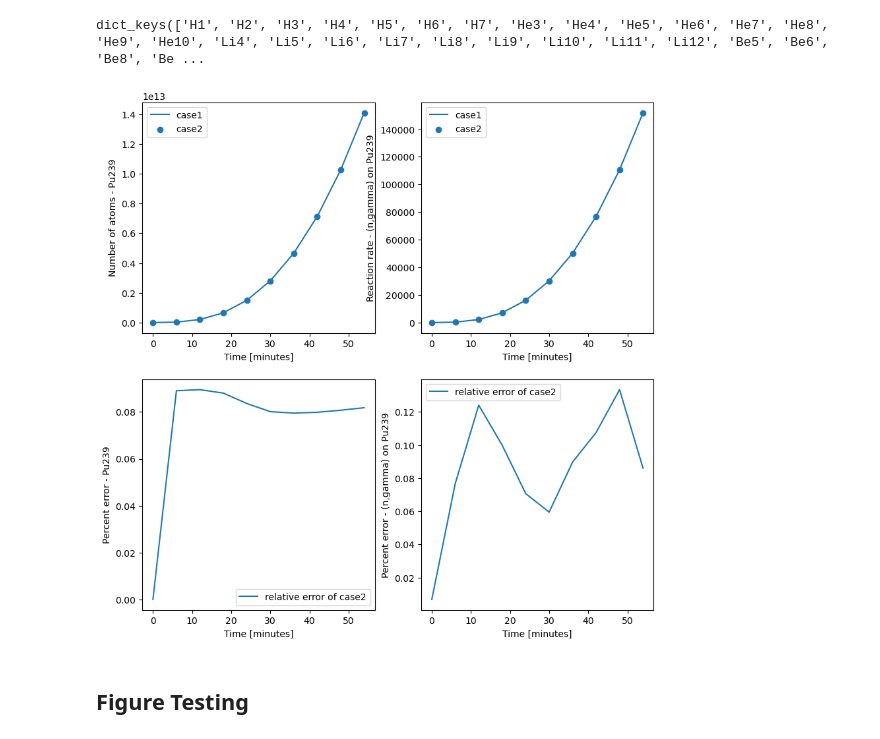
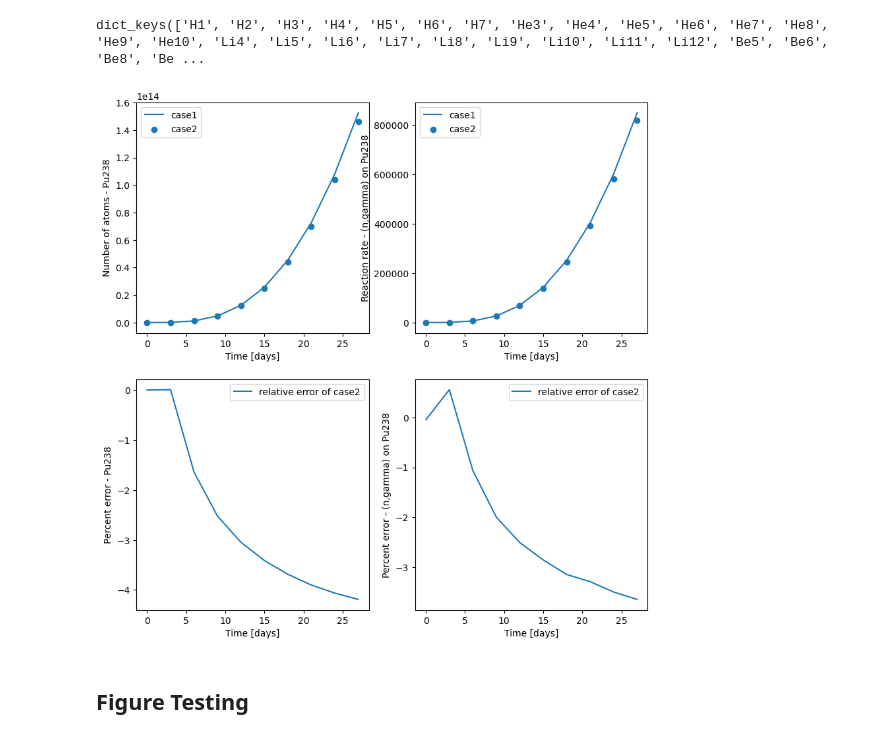
Before and after one commit to yardasol/2025-yardas-transport-independent-depletion, a Jupyter notebook: results/multi-group/compare-results.ipynb, the cells around one changed output. Cells and saved outputs as stored; diff of their text form; code cells hidden in the pictures.

```diff
--- a/results/multi-group/compare-results.ipynb
+++ b/results/multi-group/compare-results.ipynb
@@ -14,9 +14,9 @@ time_types = [('minutes', _SECONDS_PER_MINUTE, 'minutes'),
 normalization_types = ('source_rate', 'fission_q')
 depletion_types = [('simple', '../../openmc/tests/chain_simple.xml'), ('full', 'chain_endbf71_pwr.xml')]
 # %%
-group_type = 1
-time_type = 0
-integrator_type = 1
+group_type = 0
+time_type = 2
+integrator_type = 0
 normalization_type = 1
 depletion_type = 1
 
@@ -65,7 +65,7 @@ atoms_dict.keys()
 # %% [output]
 dict_keys(['H1', 'H2', 'H3', 'H4', 'H5', 'H6', 'H7', 'He3', 'He4', 'He5', 'He6', 'He7', 'He8', 'He9', 'He10', 'Li4', 'Li5', 'Li6', 'Li7', 'Li8', 'Li9', 'Li10', 'Li11', 'Li12', 'Be5', 'Be6', 'Be8', 'Be ...
 # %%
-nuc = 'Pu239'
+nuc = 'Pu238'
 rx = '(n,gamma)'
 i = -1
 j = -1
@@ -78,36 +78,36 @@ ax1.scatter(time[:i], c2_atoms[:i], label="case2")
 #ax1.scatter(time[:i], c3_atoms[:i], label="case3")
 ax1.set_xlabel(f"Time [{time_unit}]")
 ax1.set_ylabel(f"Number of atoms - {nuc}");
 ax1.legend()
 
-at_error21 = 100 * abs((c2_atoms - c1_atoms) / c1_atoms)
+at_error21 = 100 * (c2_atoms - c1_atoms) / c1_atoms
 #at_error31 = 100 * abs((c3_atoms - c1_atoms) / c1_atoms)
 #at_error23 = 100 * abs((c2_atoms - c3_atoms) / c3_atoms)
 ax3.plot(time[:j], at_error21[:j], label="relative error of case2")
 #ax3.plot(time[:j], at_error31[:j], label="relative error of case3")
 ax3.set_xlabel(f"Time [{time_unit}]")
 ax3.set_ylabel(f"Percent error - {nuc}")
 ax3.legend()
 
 if len(chain.nuclides[chain.nuclide_dict[nuc]].reactions) != 0:
     c1_nuc_rx, c2_nuc_rx = rx_dict[nuc][rx]#, c3_nuc_rx = rx_dict[nuc][rx]
     ax2.plot(time[:i], c1_nuc_rx[:i], label="case1")
     ax2.scatter(time[:i], c2_nuc_rx[:i], label="case2")
     #ax2.scatter(time[:i], c3_nuc_rx[:i], label="case3")
     ax2.set_xlabel(f"Time [{time_unit}]")
     ax2.set_ylabel(f"Reaction rate - {rx} on {nuc}");
     ax2.legend()
 
-    rx_error21 = abs(100 * (c2_nuc_rx - c1_nuc_rx) / c1_nuc_rx)
+    rx_error21 = (100 * (c2_nuc_rx - c1_nuc_rx) / c1_nuc_rx)
     #rx_error31 = abs(100 * (c3_nuc_rx - c1_nuc_rx) / c1_nuc_rx)
     #rx_error23 = abs(100 * (c2_nuc_rx - c3_nuc_rx) / c3_nuc_rx)
     ax4.plot(time[:j], rx_error21[:j], label="relative error of case2")
     #ax4.plot(time[:j], rx_error31[:j], label="relative error of case3")
     ax4.set_xlabel(f"Time [{time_unit}]")
     ax4.set_ylabel(f"Percent error - {rx} on {nuc}")
     ax4.legend()
 # %% [output]
-[figure, old version]
+[figure, new version]
 # %% [markdown]
 ## Figure Testing
 # %%
```
Also changed, not shown: 37 other files.
